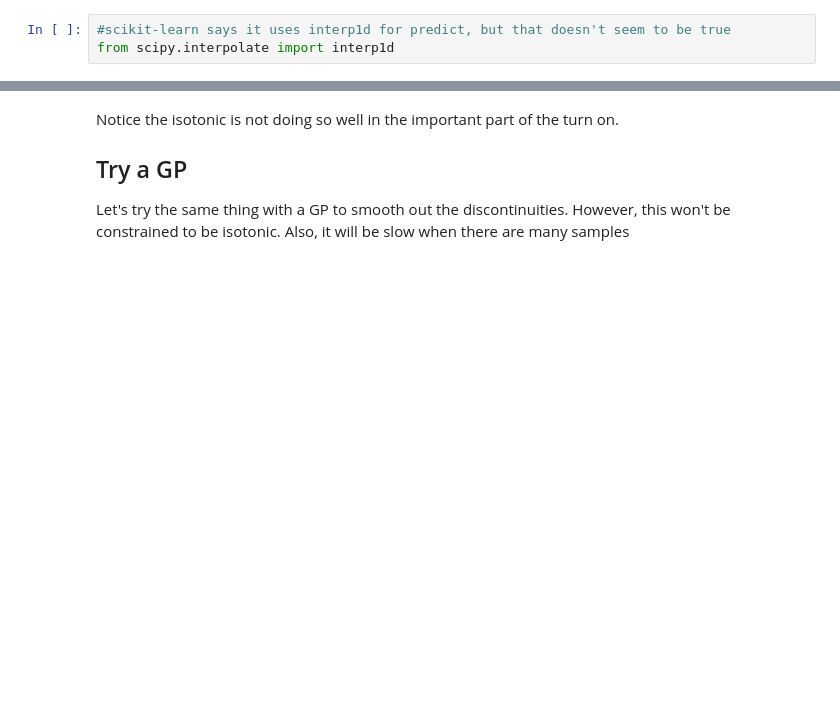
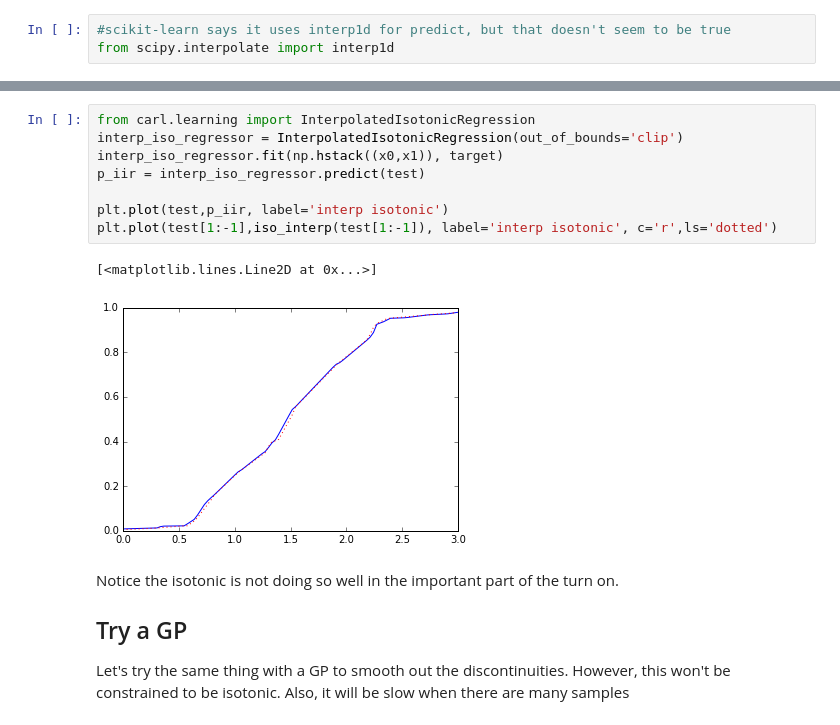
Before and after one commit to cranmer/carl-notebooks, a Jupyter notebook: Calibration Strategies.ipynb, the cells around one changed output, grey strips where cells are left out. Cells and saved outputs as stored; diff of their text form; blank space fills up the shorter version.

```diff
--- a/Calibration Strategies.ipynb
+++ b/Calibration Strategies.ipynb
@@ -102,3 +102,14 @@ plt.legend(loc='lower right')
+# %%
+from carl.learning import InterpolatedIsotonicRegression
+interp_iso_regressor = InterpolatedIsotonicRegression(out_of_bounds='clip')
+interp_iso_regressor.fit(np.hstack((x0,x1)), target)
+p_iir = interp_iso_regressor.predict(test)
+
+plt.plot(test,p_iir, label='interp isotonic')
+plt.plot(test[1:-1],iso_interp(test[1:-1]), label='interp isotonic', c='r',ls='dotted')
+# %% [output]
+[<matplotlib.lines.Line2D at 0x...>]
+[figure, added]
 # %% [markdown]
 Notice the isotonic is not doing so well in the important part of the turn on.
 
```
Also changed, not shown: parts of 3 cells of this notebook, 1 other file.
